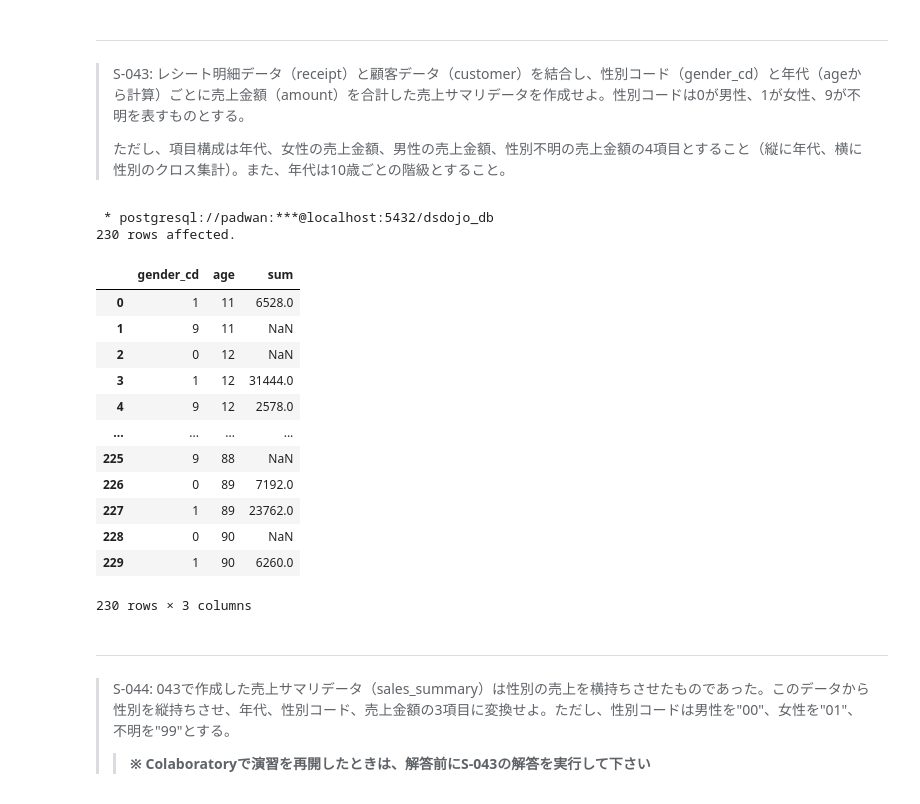
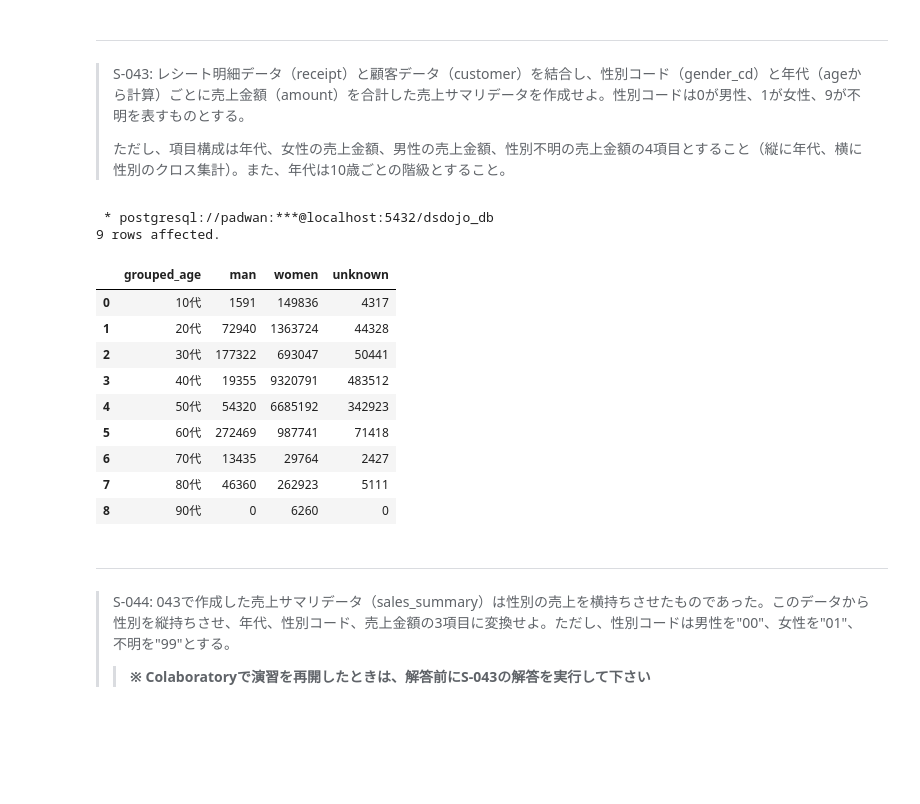
Before and after one commit to kawaguchi-adx/preprocess_knock_SQL, a Jupyter notebook: preprocess_knock_SQL_Colab.ipynb, the cells around one changed output. Saved outputs shown, nothing was run; the diff lists cells and outputs as text; code cells hidden in the pictures; blank space fills up the shorter version.

```diff
--- a/preprocess_knock_SQL_Colab.ipynb
+++ b/preprocess_knock_SQL_Colab.ipynb
@@ -477,33 +318,41 @@ limit 10
 > S-043: レシート明細データ（receipt）と顧客データ（customer）を結合し、性別コード（gender_cd）と年代（ageから計算）ごとに売上金額（amount）を合計した売上サマリデータを作成せよ。性別コードは0が男性、1が女性、9が不明を表すものとする。
 >
 > ただし、項目構成は年代、女性の売上金額、男性の売上金額、性別不明の売上金額の4項目とすること（縦に年代、横に性別のクロス集計）。また、年代は10歳ごとの階級とすること。
-# %%
-%%sql
-with receipt_with_customer as (
-  select * from receipt
-  right outer join customer
-  on receipt.customer_id = customer.customer_id
-)
-
-select gender_cd, age, sum(amount) from receipt_with_customer
-group by gender_cd, age
-order by age, gender_cd
-# %% [output]
- * postgresql://padwan:***@localhost:5432/dsdojo_db
-230 rows affected.
-|  | gender_cd | age | sum |
-| 0 | 1 | 11 | 6528.0 |
-| 1 | 9 | 11 | NaN |
-| 2 | 0 | 12 | NaN |
-| 3 | 1 | 12 | 31444.0 |
-| 4 | 9 | 12 | 2578.0 |
-| ... | ... | ... | ... |
-| 225 | 9 | 88 | NaN |
-| 226 | 0 | 89 | 7192.0 |
-| 227 | 1 | 89 | 23762.0 |
-| 228 | 0 | 90 | NaN |
-| 229 | 1 | 90 | 6260.0 |
-230 rows × 3 columns
+# %%
+%%sql
+select
+  case
+    when 0 <= age and age < 10 then '10歳未満'
+    when 10 <= age and age < 20 then '10代'
+    when 20 <= age and age < 30 then '20代'
+    when 30 <= age and age < 40 then '30代'
+    when 40 <= age and age < 50 then '40代'
+    when 50 <= age and age < 60 then '50代'
+    when 60 <= age and age < 70 then '60代'
+    when 70 <= age and age < 80 then '70代'
+    when 80 <= age and age < 90 then '80代'
+    when 90 <= age and age < 100 then '90代'
+    end as grouped_age,
+  sum(case when gender_cd = '0' then amount else 0 end) as man,
+  sum(case when gender_cd = '1' then amount else 0 end) as women,
+  sum(case when gender_cd = '9' then amount else 0 end) as unknown
+from receipt right outer join customer
+on receipt.customer_id = customer.customer_id
+group by grouped_age
+order by grouped_age
+# %% [output]
+ * postgresql://padwan:***@localhost:5432/dsdojo_db
+9 rows affected.
+|  | grouped_age | man | women | unknown |
+| 0 | 10代 | 1591 | 149836 | 4317 |
+| 1 | 20代 | 72940 | 1363724 | 44328 |
+| 2 | 30代 | 177322 | 693047 | 50441 |
+| 3 | 40代 | 19355 | 9320791 | 483512 |
+| 4 | 50代 | 54320 | 6685192 | 342923 |
+| 5 | 60代 | 272469 | 987741 | 71418 |
+| 6 | 70代 | 13435 | 29764 | 2427 |
+| 7 | 80代 | 46360 | 262923 | 5111 |
+| 8 | 90代 | 0 | 6260 | 0 |
 # %% [markdown]
 ---
 > S-044: 043で作成した売上サマリデータ（sales_summary）は性別の売上を横持ちさせたものであった。このデータから性別を縦持ちさせ、年代、性別コード、売上金額の3項目に変換せよ。ただし、性別コードは男性を"00"、女性を"01"、不明を"99"とする。
```
Also changed, not shown: parts of 17 cells of this notebook.
